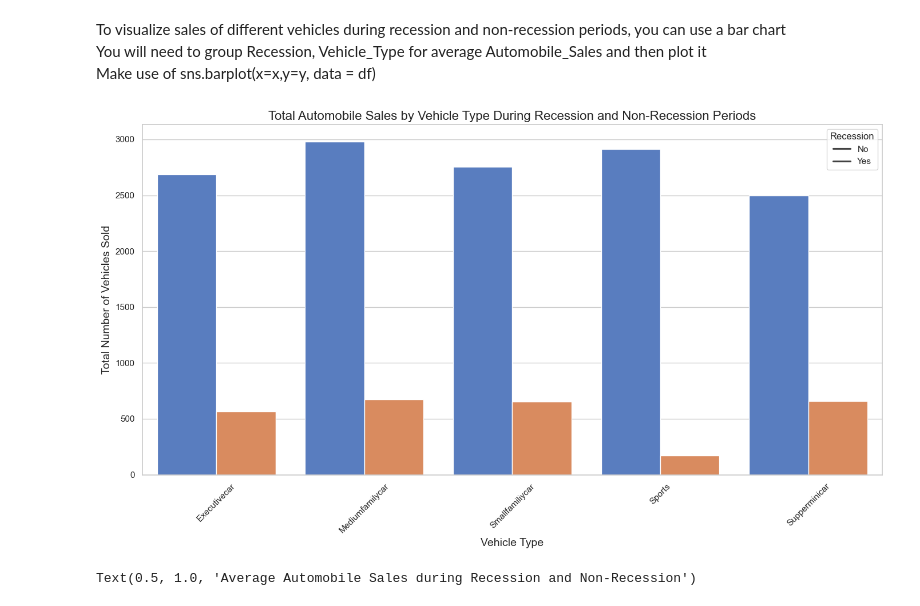
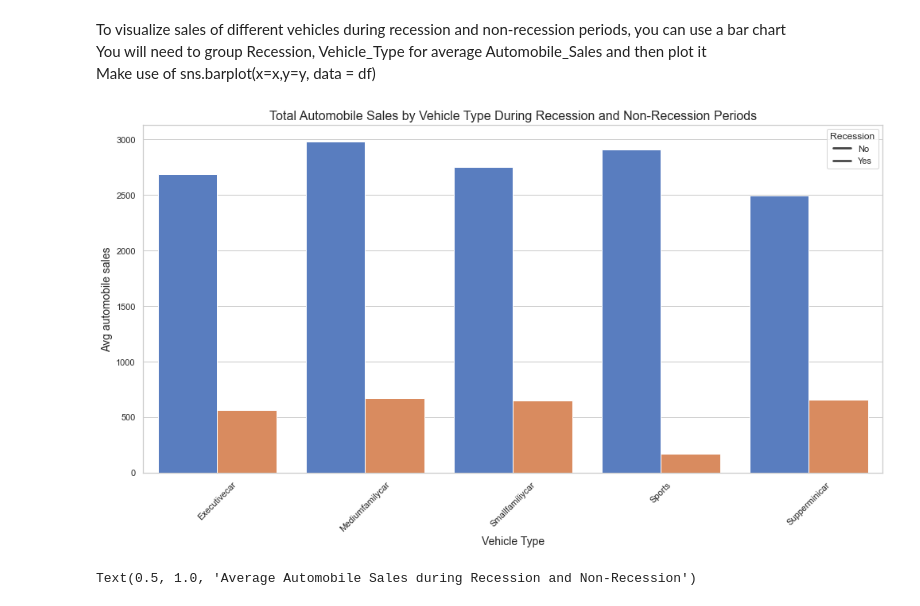
Before and after one commit to edwei06/data_science_2024_fall, a Jupyter notebook: data_science_hw2/hw2_automobile/hw2_automobile.ipynb, the cells around one changed output. Saved outputs shown, nothing was run; the diff lists cells and outputs as text; code cells hidden in the pictures.

```diff
--- a/data_science_hw2/hw2_automobile/hw2_automobile.ipynb
+++ b/data_science_hw2/hw2_automobile/hw2_automobile.ipynb
@@ -400,41 +401,40 @@ plt.show()
         <br> You will need to group Recession, Vehicle_Type for average Automobile_Sales and then plot it<br>
     Make use of sns.barplot(x=x,y=y, data = df)</p>
 # %%
-
 df = pd.read_csv('historical_automobile_sales.csv')
 df['Recession'] = df['Recession'].astype('category')
 
 # ensure 'Vehicle_Type' is categorical
 df['Vehicle_Type'] = df['Vehicle_Type'].astype('category')
 
 # Drop rows with missing Automobile_Sales
 df.dropna(subset=['Automobile_Sales'], inplace=True)
 # group by 'Recession' and 'Vehicle_Type' and sum sales
 grouped_df = df.groupby(['Recession', 'Vehicle_Type'])['Automobile_Sales'].mean().reset_index()
 grouped_df.rename(columns={'Automobile_Sales': 'Total_Sales'}, inplace=True)
 # Initialize
 sns.set(style="whitegrid")
 plt.figure(figsize=(14, 8))
 
 # Create a barplot
 sns.barplot(
     x='Vehicle_Type',
     y='Total_Sales',
     hue='Recession',
     data=grouped_df,
     palette='muted'
 )
 
 # add titles and labels
 plt.title('Total Automobile Sales by Vehicle Type During Recession and Non-Recession Periods', fontsize=16)
 plt.xlabel('Vehicle Type', fontsize=14)
-plt.ylabel('Total Number of Vehicles Sold', fontsize=14)
+plt.ylabel('Avg automobile sales', fontsize=14)
 plt.legend(title='Recession', labels=['No', 'Yes'])
 plt.xticks(rotation=45)
 plt.tight_layout()
 plt.show()
 # %% [output]
-[figure, old version]
+[figure, new version]
 # %%
 # your code here
 # %% [output]
```
Also changed, not shown: parts of 13 cells of this notebook.
